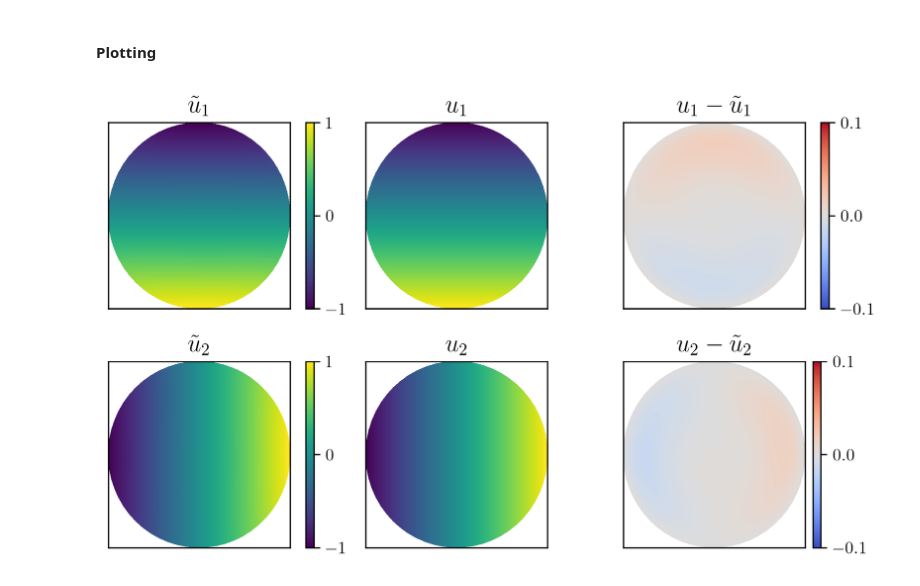
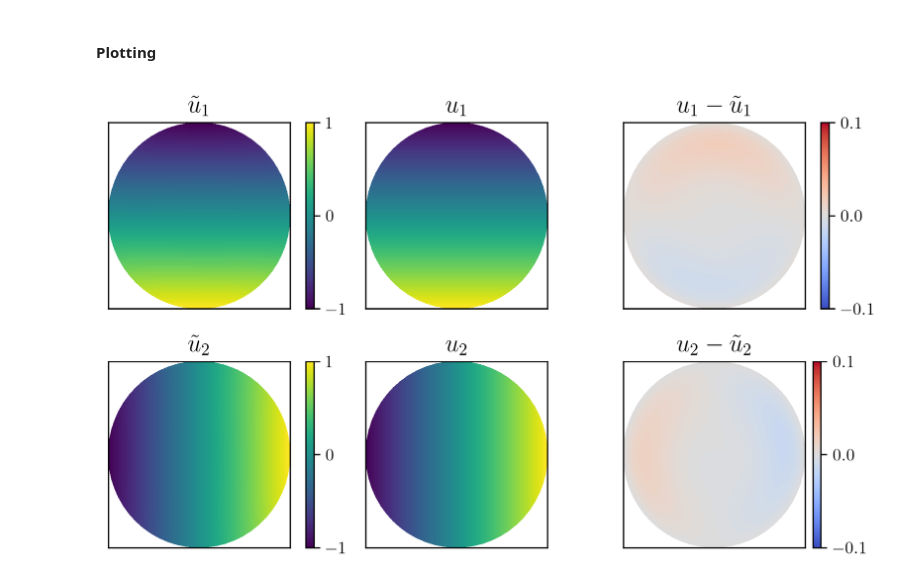
Before and after one commit to mskPark/DRLPDE, a Jupyter notebook: tools/ErrorPlot_JCPexample1.ipynb, the cells around one changed output. Saved outputs shown, nothing was run; the diff lists cells and outputs as text; code cells hidden in the pictures.

```diff
--- a/tools/ErrorPlot_JCPexample1.ipynb
+++ b/tools/ErrorPlot_JCPexample1.ipynb
@@ -230,32 +230,32 @@ ax[1,1].tick_params(
     left=False,
     right=False,
     labelbottom=False,
     labelleft=False
 )
 
 
-contour5 = ax[1,2].contourf(x1plot, x2plot, u2_approx - u2_true, levels = levels_error,
+contour5 = ax[1,2].contourf(x1plot, x2plot, u2_true - u2_approx, levels = levels_error,
                             cmap=plt.cm.coolwarm)
 
 ax[1,2].set_title(r'$u_2 - \tilde{u}_2 $')
 
 ax[1,2].tick_params(
     axis='both',
     which='both',
     bottom=False,
     top=False,
     left=False,
     right=False,
     labelbottom=False,
     labelleft=False
 )
 
 colorbar5_param = fig.add_axes(
     [ax[1,2].get_position().x1 + 0.01,
      ax[1,2].get_position().y0,
      0.01,
      ax[1,2].get_position().height])
 colorbar5 = plt.colorbar(contour5, ticks=ticks_error, cax = colorbar5_param)
 colorbar5.ax.tick_params(labelsize=10)
 # %% [output]
-[figure, old version]
+[figure, new version]
```
Also changed, not shown: 3 other files.
